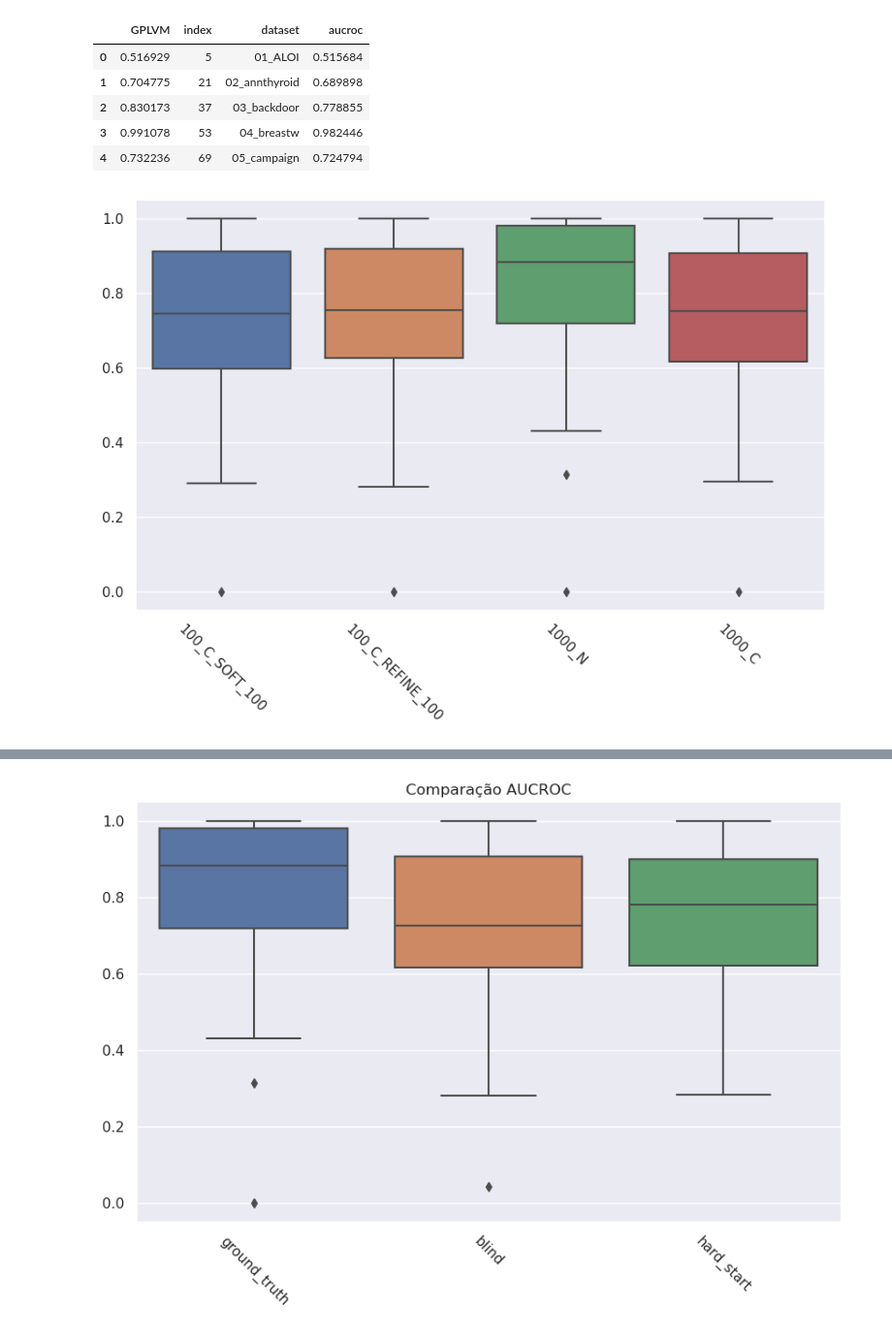
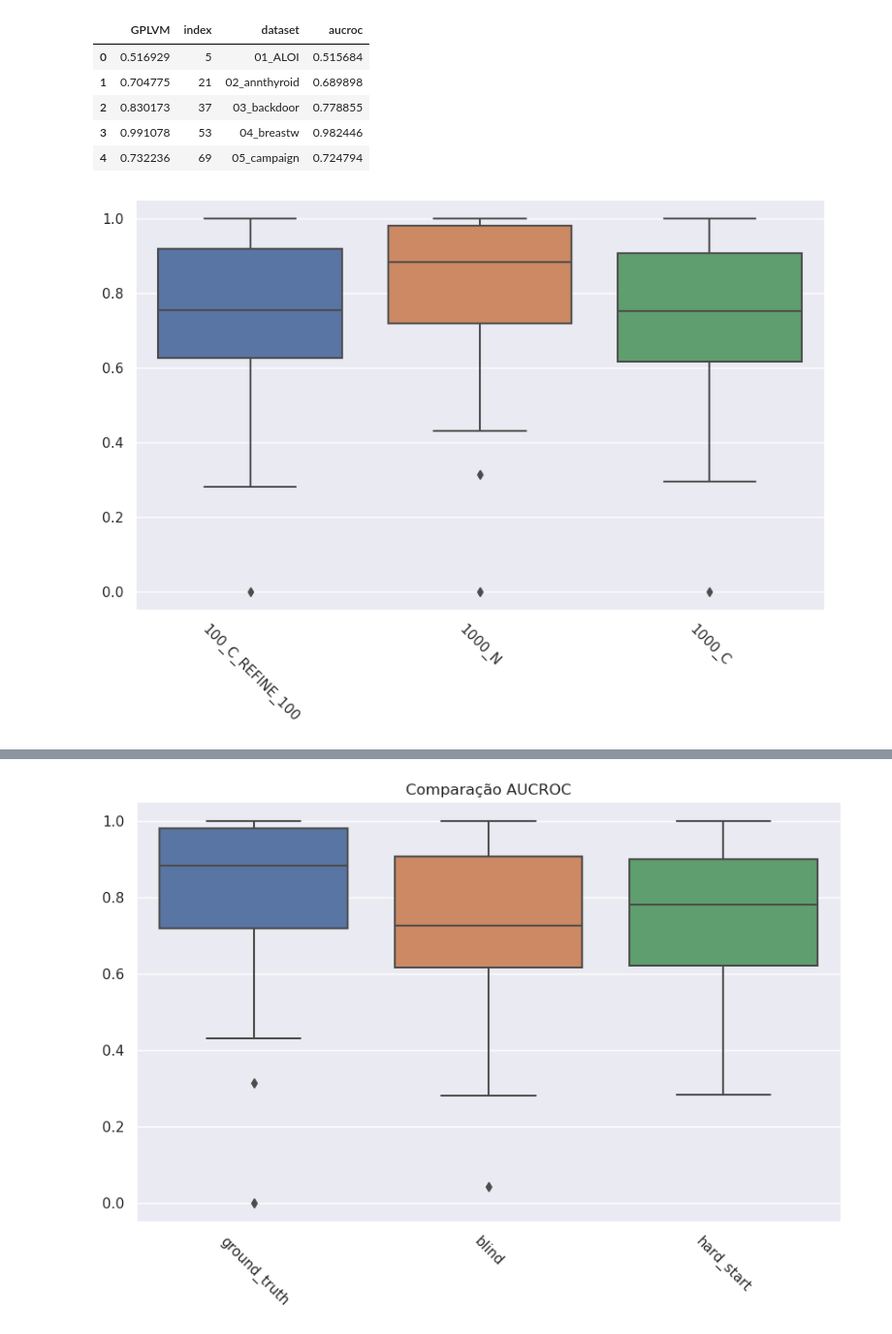
Before and after one commit to davinavarro/OE-GPLVM, a Jupyter notebook: 18_agg_results.ipynb, the cells around one changed output, grey strips where cells are left out. Shown: that part at 97% size. Cells and saved outputs as stored; diff of their text form; code cells hidden in the pictures.

```diff
--- a/18_agg_results.ipynb
+++ b/18_agg_results.ipynb
@@ -72,27 +73,27 @@ comparative.head(5)
 # %%
 sns.set(rc={"figure.figsize": (10, 6)})
 
 s = sns.boxplot(
     pd.concat(
         [
             # df_epochs_0100.rename(columns={"GPLVM": "100_N"}),
             # df_epochs_0100_c.rename(columns={"GPLVM": "100_C"}),
-            df_soft_100[["aucroc"]].rename(columns={"aucroc": "100_C_SOFT_100"}),
+            #df_soft_100[["aucroc"]].rename(columns={"aucroc": "100_C_SOFT_100"}),
             df_refine_100[["aucroc"]].rename(columns={"aucroc": "100_C_REFINE_100"}),
             df_epochs_1000.rename(columns={"GPLVM": "1000_N"}),
             # df_base_normal[["test_auc_roc"]].rename(columns={"test_auc_roc": "1000_N0"}),
             df_epochs_1000_c.rename(columns={"GPLVM": "1000_C"}),
             # df_base_contaminated[["test_auc_roc"]].rename(columns={"test_auc_roc": "1000_C0"}),
             # df_epochs_5000.rename(columns={"GPLVM": "5000_N"}),
             # df_epochs_5000_c.rename(columns={"GPLVM": "5000_C"}),
         ],
         axis=1,
     )
 )
 plt.xticks(rotation=-45)
 None
 # %% [output]
-[figure, old version]
+[figure, new version]
 # %%
 # ALT VS START
 # %%
```
Also changed, not shown: parts of 1 cell of this notebook, 2 other files.
